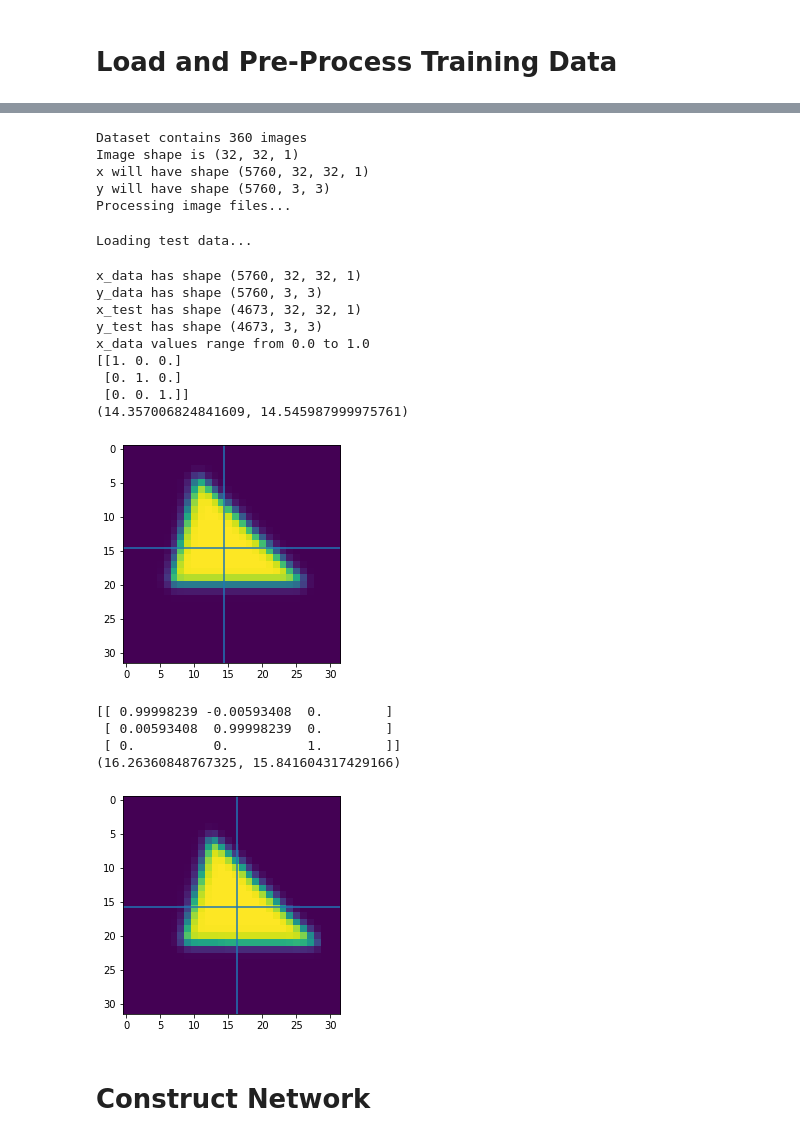
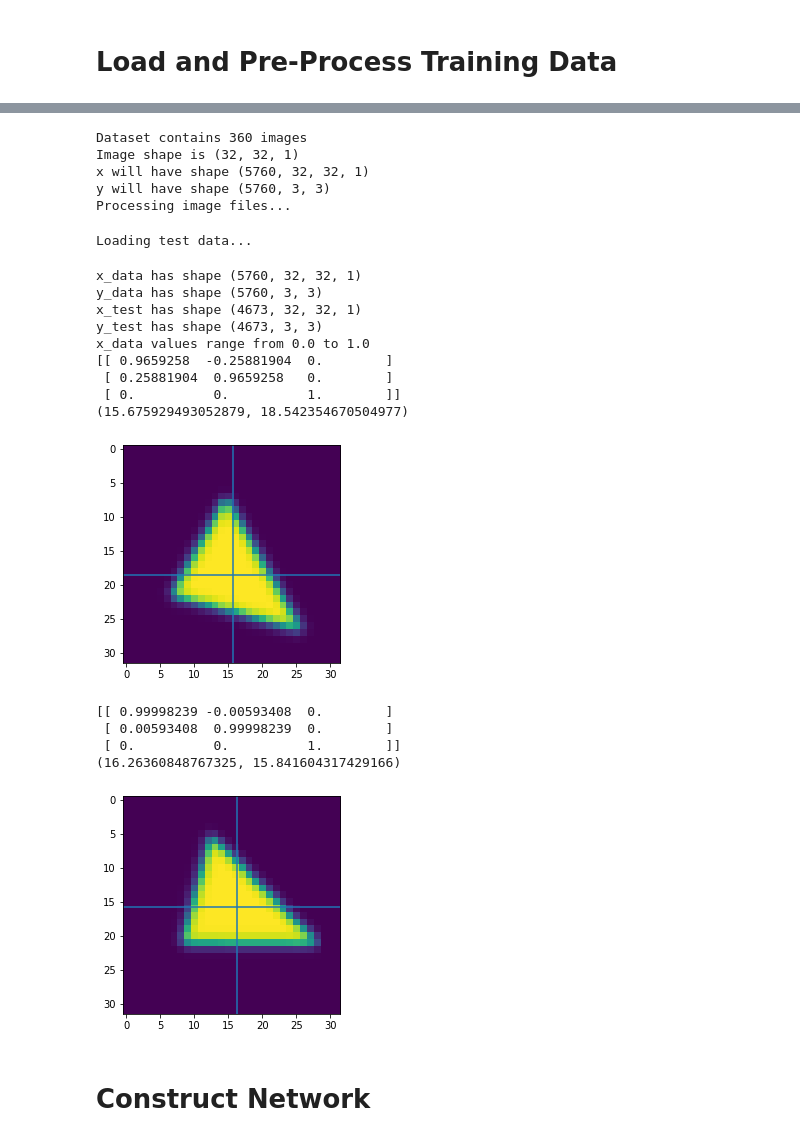
Before and after one commit to SEMOrientation/Y4ProjectNotebooks, a Jupyter notebook: 2D_Network.ipynb, the cells around one changed output, grey strips where cells are left out. Drawn from its saved outputs; the diff is of its cells as text; code cells hidden in the pictures.

```diff
--- a/2D_Network.ipynb
+++ b/2D_Network.ipynb
@@ -515,42 +536,42 @@ print(f"y_test has shape {y_test.shape}")
 
 print(f"x_data values range from {np.min(x_data)} to {np.max(x_data)}")
 
-im0 = x_data[0,:,:].reshape(RESIZE_SHAPE).T
-rot0 = y_data[0]
+im0 = x_data[50,:,:].reshape(RESIZE_SHAPE).T
+rot0 = y_data[50]
 plt.imshow(im0)
 COM = ndimage.measurements.center_of_mass(im0.T)
 plt.axvline(COM[0])
 plt.axhline(COM[1])
 print(rot0)
 print(COM)
 plt.show()
 
 im1 = x_test[1,:,:].reshape(RESIZE_SHAPE).T
 rot1 = y_test[1]
 plt.imshow(im1)
 COM = ndimage.measurements.center_of_mass(im1.T)
 plt.axvline(COM[0])
 plt.axhline(COM[1])
 print(rot1)
 print(COM)
 plt.show()
 # %% [output]
 Dataset contains 360 images
 Image shape is (32, 32, 1)
 x will have shape (5760, 32, 32, 1)
 y will have shape (5760, 3, 3)
 Processing image files...
 Loading test data...
 x_data has shape (5760, 32, 32, 1)
 y_data has shape (5760, 3, 3)
 x_test has shape (4673, 32, 32, 1)
 y_test has shape (4673, 3, 3)
 x_data values range from 0.0 to 1.0
-[[1. 0. 0.]
- [0. 1. 0.]
- [0. 0. 1.]]
-(14.357006824841609, 14.545987999975761)
+[[ 0.9659258  -0.25881904  0.        ]
+ [ 0.25881904  0.9659258   0.        ]
+ [ 0.          0.          1.        ]]
+(15.675929493052879, 18.542354670504977)
-[figure, old version]
+[figure, new version]
 [[ 0.99998239 -0.00593408  0.        ]
  [ 0.00593408  0.99998239  0.        ]
  [ 0.          0.          1.        ]]
```
Also changed, not shown: parts of 4 cells of this notebook.
